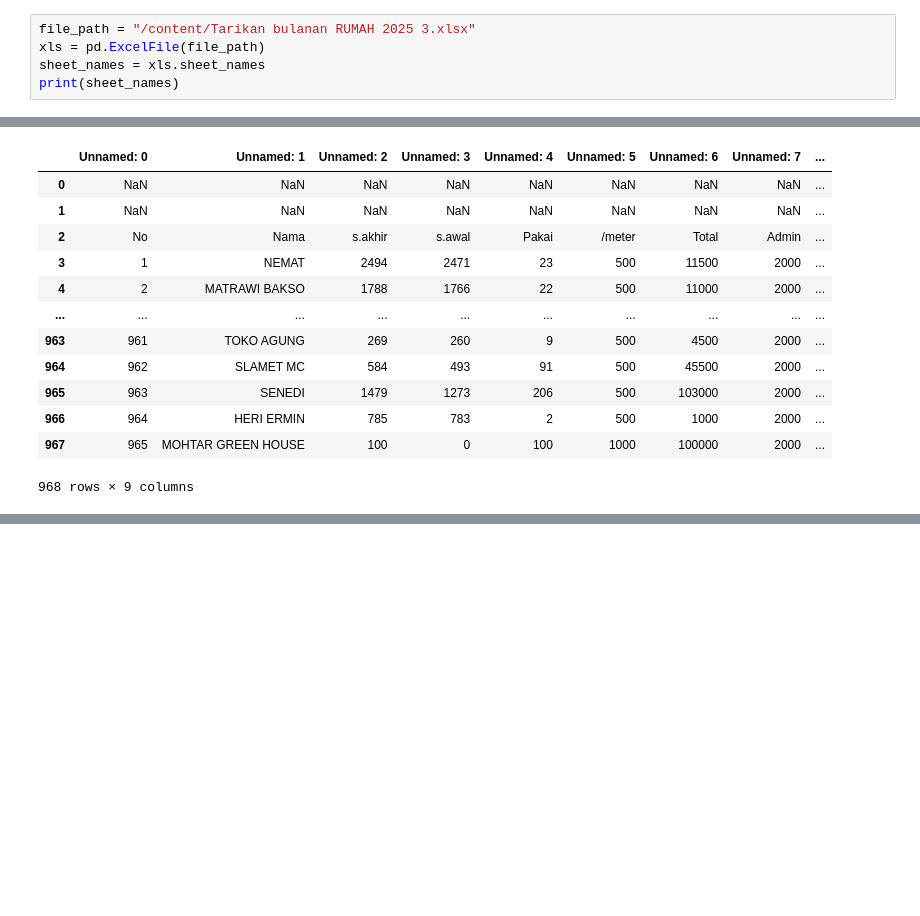
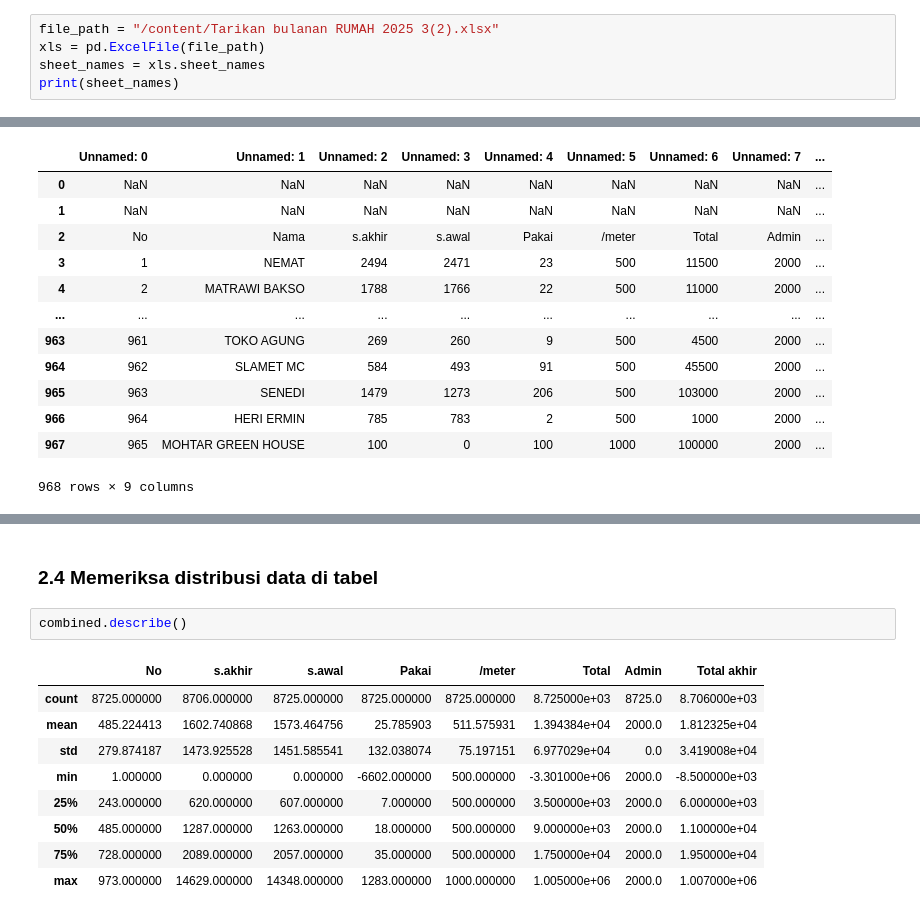
Before and after one commit to icunicn/UAS, a Jupyter notebook: Data_science.ipynb, the cells around one changed output, grey strips where cells are left out. Saved outputs shown, nothing was run; the diff lists cells and outputs as text; blank space fills up the shorter version.

```diff
--- a/Data_science.ipynb
+++ b/Data_science.ipynb
@@ -19,7 +20,7 @@ import pandas as pd
 # %% [output]
 Requirement already satisfied: xlrd in /usr/local/lib/python3.12/dist-packages (2.0.2)
 # %%
-file_path = "/content/Tarikan bulanan RUMAH 2025 3.xlsx"
+file_path = "/content/Tarikan bulanan RUMAH 2025 3(2).xlsx"
 xls = pd.ExcelFile(file_path)
 sheet_names = xls.sheet_names
 print(sheet_names)
@@ -104,3 +109,17 @@ Total baris: 9697
 | 7 | JANUARI | 8 | MESENI | 35.0 | 35 | 0 | 500 | 0 | 2000 | 2000.0 |
 | 8 | JANUARI | 9 | SATUKIK | 721.0 | 703 | 18 | 500 | 9000 | 2000 | 11000.0 |
 | 9 | JANUARI | 10 | KOSNADI | 127.0 | 127 | 0 | 500 | 0 | 2000 | 2000.0 |
+# %% [markdown]
+### 2.4 Memeriksa distribusi data di tabel
+# %%
+combined.describe()
+# %% [output]
+|  | No | s.akhir | s.awal | Pakai | /meter | Total | Admin | Total akhir |
+| count | 8725.000000 | 8706.000000 | 8725.000000 | 8725.000000 | 8725.000000 | 8.725000e+03 | 8725.0 | 8.706000e+03 |
+| mean | 485.224413 | 1602.740868 | 1573.464756 | 25.785903 | 511.575931 | 1.394384e+04 | 2000.0 | 1.812325e+04 |
+| std | 279.874187 | 1473.925528 | 1451.585541 | 132.038074 | 75.197151 | 6.977029e+04 | 0.0 | 3.419008e+04 |
+| min | 1.000000 | 0.000000 | 0.000000 | -6602.000000 | 500.000000 | -3.301000e+06 | 2000.0 | -8.500000e+03 |
+| 25% | 243.000000 | 620.000000 | 607.000000 | 7.000000 | 500.000000 | 3.500000e+03 | 2000.0 | 6.000000e+03 |
+| 50% | 485.000000 | 1287.000000 | 1263.000000 | 18.000000 | 500.000000 | 9.000000e+03 | 2000.0 | 1.100000e+04 |
+| 75% | 728.000000 | 2089.000000 | 2057.000000 | 35.000000 | 500.000000 | 1.750000e+04 | 2000.0 | 1.950000e+04 |
+| max | 973.000000 | 14629.000000 | 14348.000000 | 1283.000000 | 1000.000000 | 1.005000e+06 | 2000.0 | 1.007000e+06 |
```
Also changed, not shown: parts of 20 cells of this notebook.
